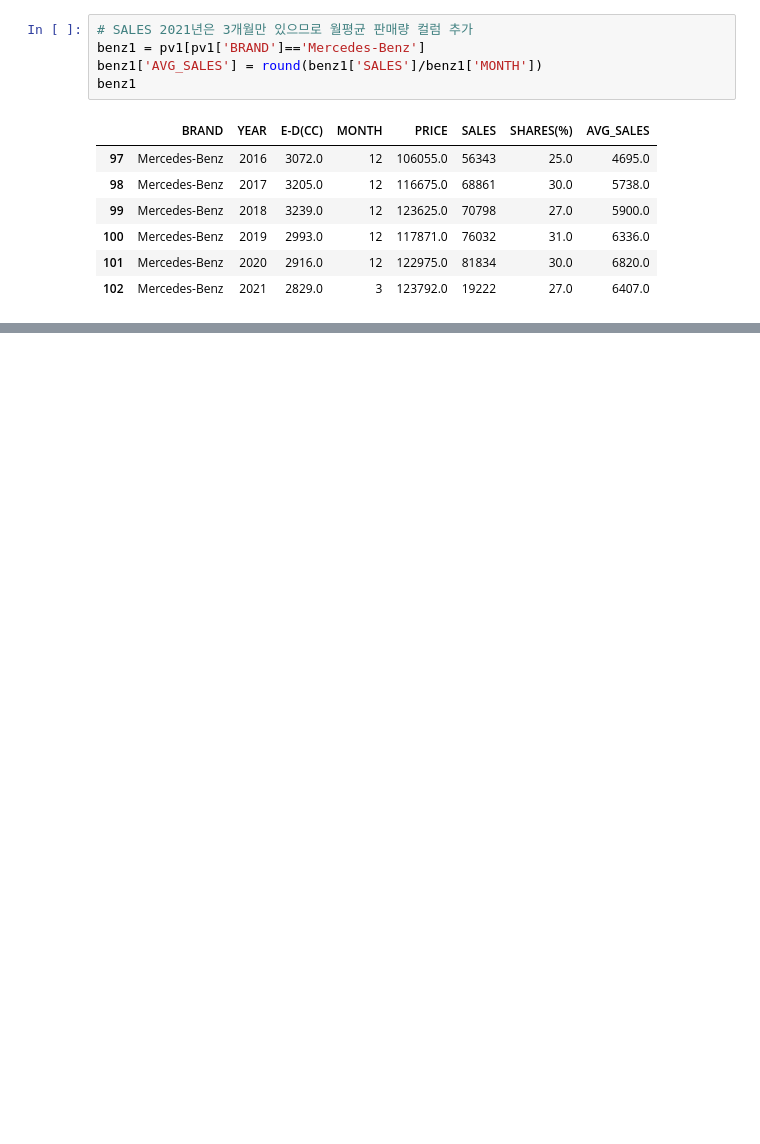
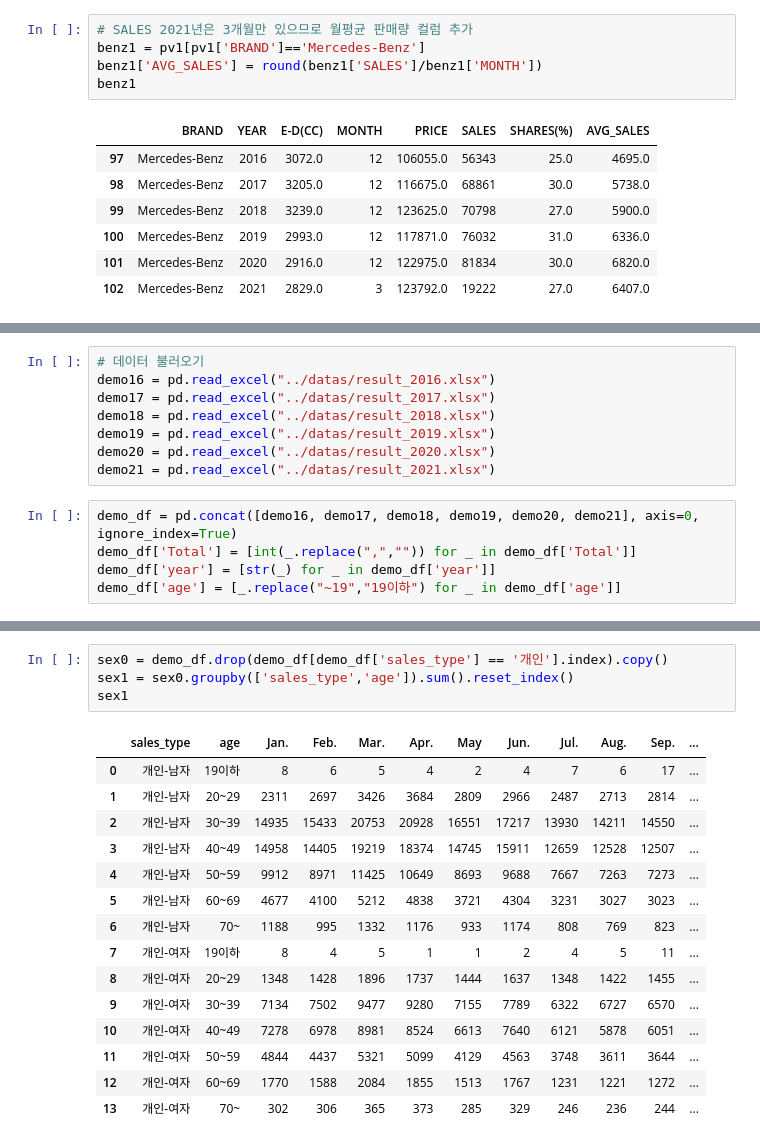
Before and after one commit to HyunjinKIM-Chloe/AutoReport-Service, a Jupyter notebook: car_H_01.model_eda.ipynb, the cells around one changed output, grey strips where cells are left out. Drawn from its saved outputs; the diff is of its cells as text; blank space fills up the shorter version.

Commit message:
Modify: add customer demo EDA

```diff
--- a/car_H_01.model_eda.ipynb
+++ b/car_H_01.model_eda.ipynb
@@ -254,0 +202,13 @@ fig2.add_trace(
+# %%
+# 데이터 불러오기
+demo16 = pd.read_excel("../datas/result_2016.xlsx")
+demo17 = pd.read_excel("../datas/result_2017.xlsx")
+demo18 = pd.read_excel("../datas/result_2018.xlsx")
+demo19 = pd.read_excel("../datas/result_2019.xlsx")
+demo20 = pd.read_excel("../datas/result_2020.xlsx")
+demo21 = pd.read_excel("../datas/result_2021.xlsx")
+# %%
+demo_df = pd.concat([demo16, demo17, demo18, demo19, demo20, demo21], axis=0, ignore_index=True)
+demo_df['Total'] = [int(_.replace(",","")) for _ in demo_df['Total']]
+demo_df['year'] = [str(_) for _ in demo_df['year']]
+demo_df['age'] = [_.replace("~19","19이하") for _ in demo_df['age']]
@@ -254,0 +262,20 @@ fig2.add_trace(
+# %%
+sex0 = demo_df.drop(demo_df[demo_df['sales_type'] == '개인'].index).copy()
+sex1 = sex0.groupby(['sales_type','age']).sum().reset_index()
+sex1
+# %% [output]
+|  | sales_type | age | Jan. | Feb. | Mar. | Apr. | May | Jun. | Jul. | Aug. | Sep. | ... |
+| 0 | 개인-남자 | 19이하 | 8 | 6 | 5 | 4 | 2 | 4 | 7 | 6 | 17 | ... |
+| 1 | 개인-남자 | 20~29 | 2311 | 2697 | 3426 | 3684 | 2809 | 2966 | 2487 | 2713 | 2814 | ... |
+| 2 | 개인-남자 | 30~39 | 14935 | 15433 | 20753 | 20928 | 16551 | 17217 | 13930 | 14211 | 14550 | ... |
+| 3 | 개인-남자 | 40~49 | 14958 | 14405 | 19219 | 18374 | 14745 | 15911 | 12659 | 12528 | 12507 | ... |
+| 4 | 개인-남자 | 50~59 | 9912 | 8971 | 11425 | 10649 | 8693 | 9688 | 7667 | 7263 | 7273 | ... |
+| 5 | 개인-남자 | 60~69 | 4677 | 4100 | 5212 | 4838 | 3721 | 4304 | 3231 | 3027 | 3023 | ... |
+| 6 | 개인-남자 | 70~ | 1188 | 995 | 1332 | 1176 | 933 | 1174 | 808 | 769 | 823 | ... |
+| 7 | 개인-여자 | 19이하 | 8 | 4 | 5 | 1 | 1 | 2 | 4 | 5 | 11 | ... |
+| 8 | 개인-여자 | 20~29 | 1348 | 1428 | 1896 | 1737 | 1444 | 1637 | 1348 | 1422 | 1455 | ... |
+| 9 | 개인-여자 | 30~39 | 7134 | 7502 | 9477 | 9280 | 7155 | 7789 | 6322 | 6727 | 6570 | ... |
+| 10 | 개인-여자 | 40~49 | 7278 | 6978 | 8981 | 8524 | 6613 | 7640 | 6121 | 5878 | 6051 | ... |
+| 11 | 개인-여자 | 50~59 | 4844 | 4437 | 5321 | 5099 | 4129 | 4563 | 3748 | 3611 | 3644 | ... |
+| 12 | 개인-여자 | 60~69 | 1770 | 1588 | 2084 | 1855 | 1513 | 1767 | 1231 | 1221 | 1272 | ... |
+| 13 | 개인-여자 | 70~ | 302 | 306 | 365 | 373 | 285 | 329 | 246 | 236 | 244 | ... |
```
Also changed, not shown: parts of 26 cells of this notebook.
